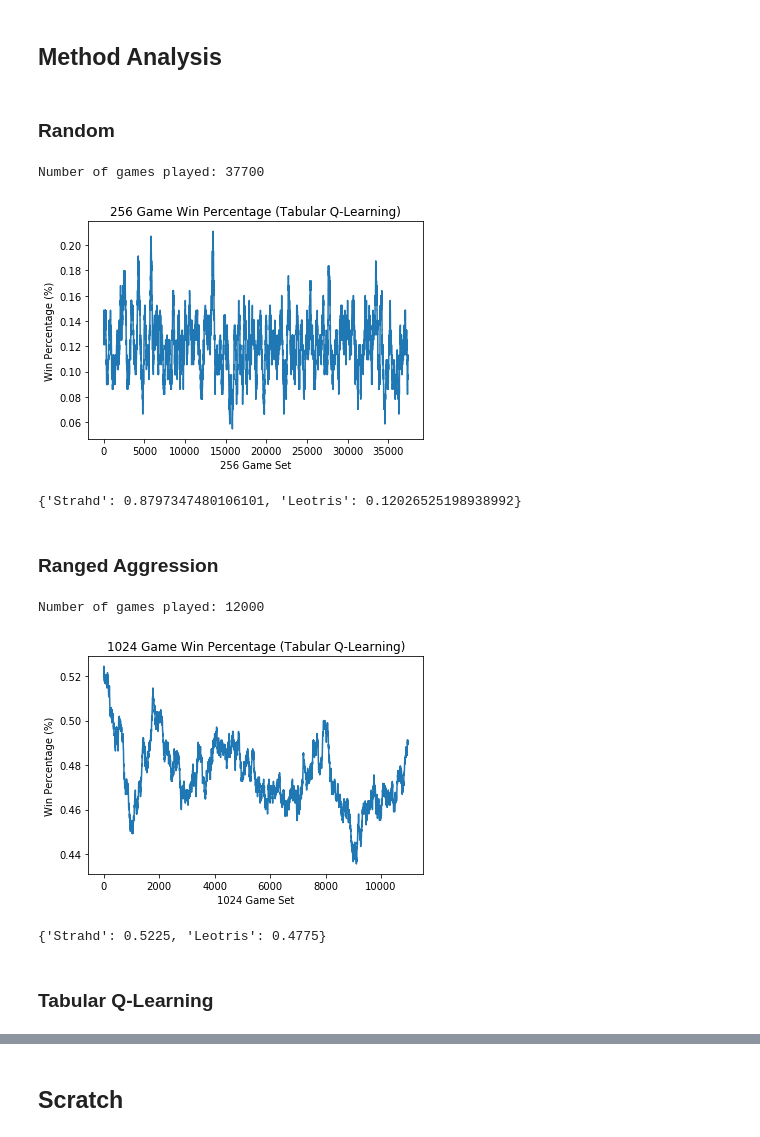
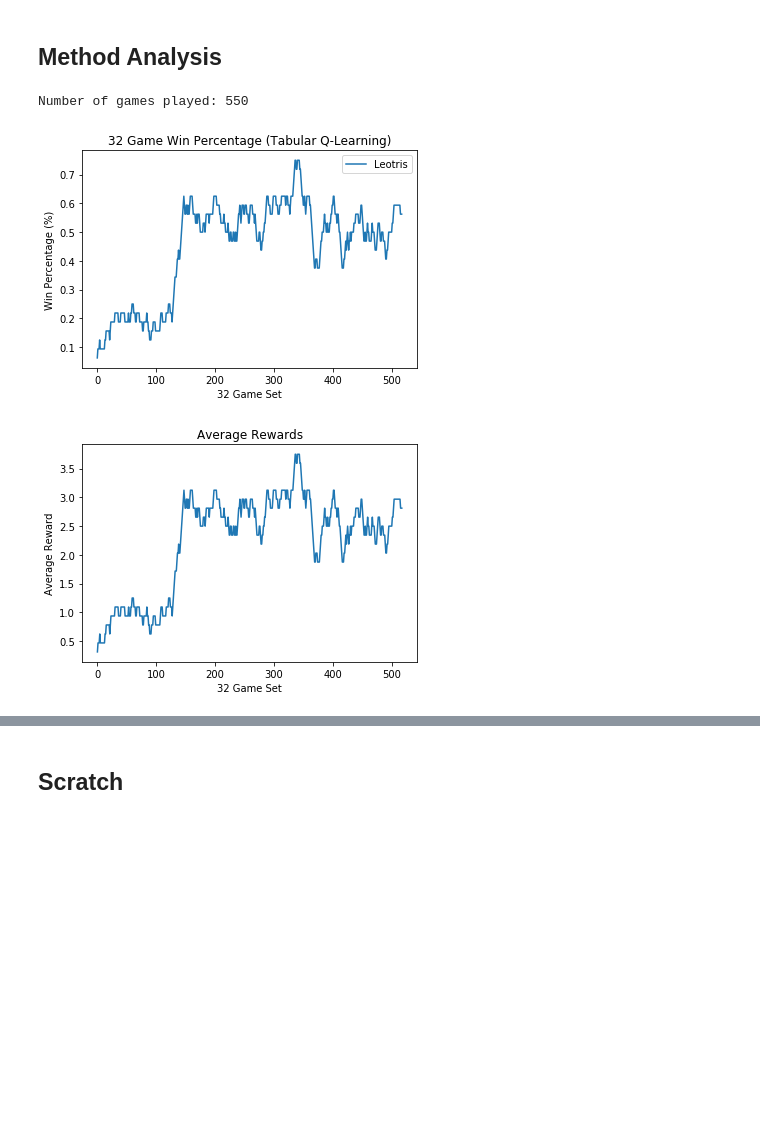
Before and after one commit to AndrewLim1990/dungeonsNdata, a Jupyter notebook: analysis.ipynb, the cells around one changed output, grey strips where cells are left out. Saved outputs shown, nothing was run; the diff lists cells and outputs as text; code cells hidden in the pictures; blank space fills up the shorter version.

```diff
--- a/analysis.ipynb
+++ b/analysis.ipynb
@@ -47,56 +48,45 @@ def report_actions(state):
 ### Load Data
 # %% [markdown]
 ## Method Analysis
-# %% [markdown]
-### Random
 # %%
-batch_size = 256
-leotris_win_pct = list()
+model_name = 'PPO'
+winner_list = dill.load(open("results/winner_list_{}.pickle".format(model_name), "rb"))
+reward_list = dill.load(open("results/reward_list_{}.pickle".format(model_name), "rb"))
 
-winner_list = dill.load(open("results/winner_list_random.pickle", "rb"))
+batch_size = 32
+win_pcts = defaultdict(list)
+avg_rewards = list()
+
+creatures = ["Leotris"]
+
 print("Number of games played: {}".format(len(winner_list)))
 
-for i in range(0, len(winner_list) -
-               batch_size):
+# Graph win percentage:
+for i in range(0, len(winner_list) - batch_size):
     batch_winner_list = winner_list[i:(i+batch_size)]
-    win_pct = calc_win_percentage(batch_winner_list, creatures=["Leotris", "Strahd"])
-    leotris_win_pct.append(win_pct["Leotris"])
-
-plt.plot(range(len(leotris_win_pct)), leotris_win_pct)
+    win_pct = calc_win_percentage(batch_winner_list, creatures=creatures)
+    for creature, batch_win_pct in win_pct.items():
+        win_pcts[creature].append(batch_win_pct)
+for creature in creatures:
+    plt.plot(range(len(win_pcts[creature])), win_pcts[creature], label=creature)
 plt.title("{} Game Win Percentage (Tabular Q-Learning)".format(batch_size))
 plt.ylabel("Win Percentage (%)")
 plt.xlabel("{} Game Set".format(batch_size))
+plt.legend()
 plt.show()
 
-calc_win_percentage(winner_list, creatures=['Leotris', 'Strahd'])
+# Graph reward:
+for i in range(0, len(reward_list) - batch_size):
+    batch_reward_list = reward_list[i:(i+batch_size)]
+    avg_reward = np.mean(batch_reward_list)
+    avg_rewards.append(avg_reward)
+
+plt.plot(range(len(avg_rewards)), avg_rewards)
+plt.title("Average Rewards")
+plt.ylabel("Average Reward")
+plt.xlabel("{} Game Set".format(batch_size))
+plt.show()
 # %% [output]
-Number of games played: 37700
+Number of games played: 550
-[figure, old version]
+[figure, new version]
-{'Strahd': 0.8797347480106101, 'Leotris': 0.12026525198938992}
+[figure, added]
-# %% [markdown]
-### Ranged Aggression
-# %%
-batch_size = 1024
-leotris_win_pct = list()
-
-winner_list = dill.load(open("results/winner_list_ranged_aggression.pickle", "rb"))
-print("Number of games played: {}".format(len(winner_list)))
-
-for i in range(0, len(winner_list) - batch_size):
-    batch_winner_list = winner_list[i:(i+batch_size)]
-    win_pct = calc_win_percentage(batch_winner_list, creatures=["Leotris", "Strahd"])
-    leotris_win_pct.append(win_pct["Leotris"])
-
-plt.plot(range(len(leotris_win_pct)), leotris_win_pct)
-plt.title("{} Game Win Percentage (Tabular Q-Learning)".format(batch_size))
-plt.ylabel("Win Percentage (%)")
-plt.xlabel("{} Game Set".format(batch_size))
-plt.show()
-
-calc_win_percentage(winner_list, creatures=['Leotris', 'Strahd'])
-# %% [output]
-Number of games played: 12000
-[figure, removed]
-{'Strahd': 0.5225, 'Leotris': 0.4775}
-# %% [markdown]
-### Tabular Q-Learning
```
Also changed, not shown: parts of 13 cells of this notebook, 17 other files.
